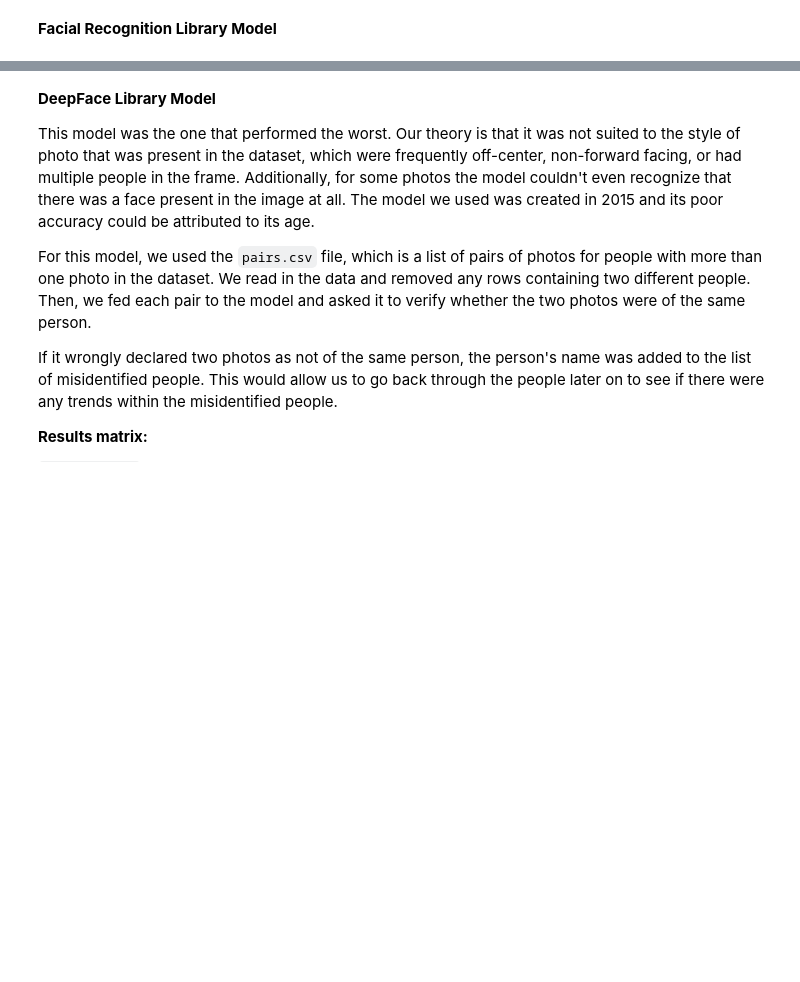
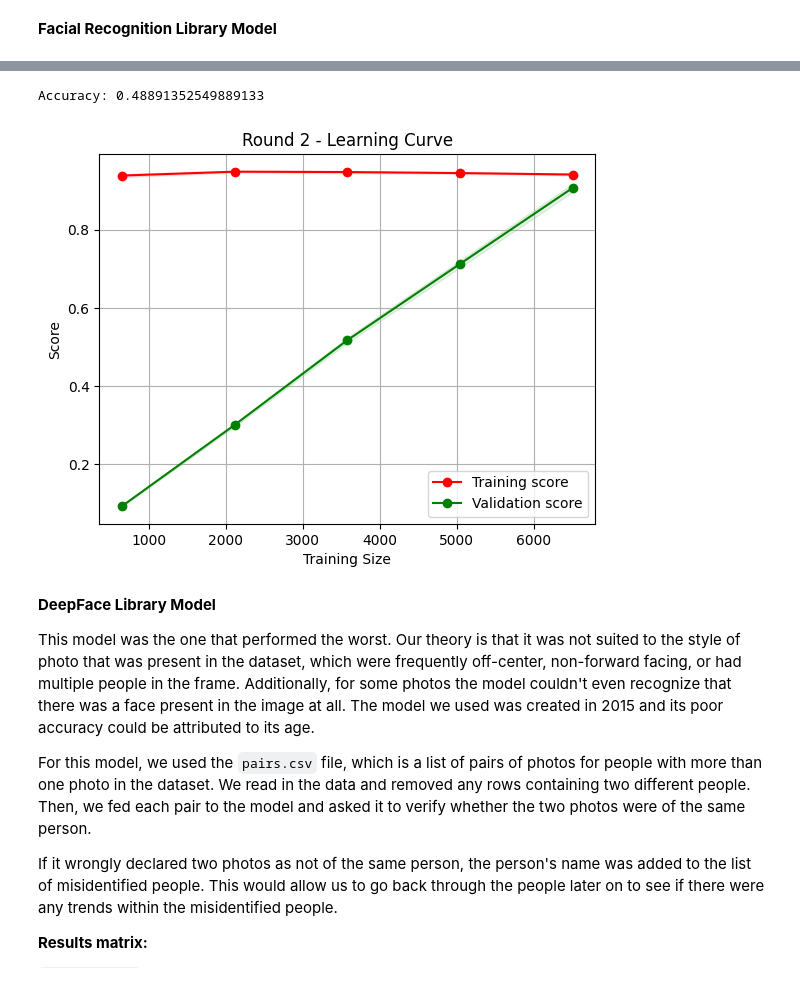
Before and after one commit to clkodd/csc466-kdd, a Jupyter notebook: report.ipynb, the cells around one changed output, grey strips where cells are left out. Saved outputs shown, nothing was run; the diff lists cells and outputs as text; code cells hidden in the pictures; blank space fills up the shorter version.

```diff
--- a/report.ipynb
+++ b/report.ipynb
@@ -5,3 +156,30 @@
+# %%
+####################### Round 2  #######################
+# define paths
+training = Path("/Users/kkragas/Desktop/CSC 466/466_MOdel1/training2")
+# train
+encode_known_faces()
+# test
+a, p = validate("/Users/kkragas/Desktop/CSC 466/466_MOdel1/testing2")
+# metrics
+accuracy = accuracy_score(a, p)
+print(f"Accuracy: {accuracy}")
+#learning curve
+with DEFAULT_ENCODINGS_PATH.open(mode="rb") as f:
+    labeled_encodings = pickle.load(f)
+
+X = np.array(labeled_encodings["encodings"])
+y = np.array(labeled_encodings["labels"])
+
+label_encoder = LabelEncoder()
+y_encoded = label_encoder.fit_transform(y)
+
+estimator = KNeighborsClassifier(n_neighbors=3)
+title = "Round 2 - Learning Curve"
+plot_learning_curve(title, estimator, X, y_encoded)
+# %% [output]
+Accuracy: 0.48891352549889133
+[figure, added]
 # %% [markdown]
 **DeepFace Library Model**
 
```
Also changed, not shown: parts of 9 cells of this notebook.
